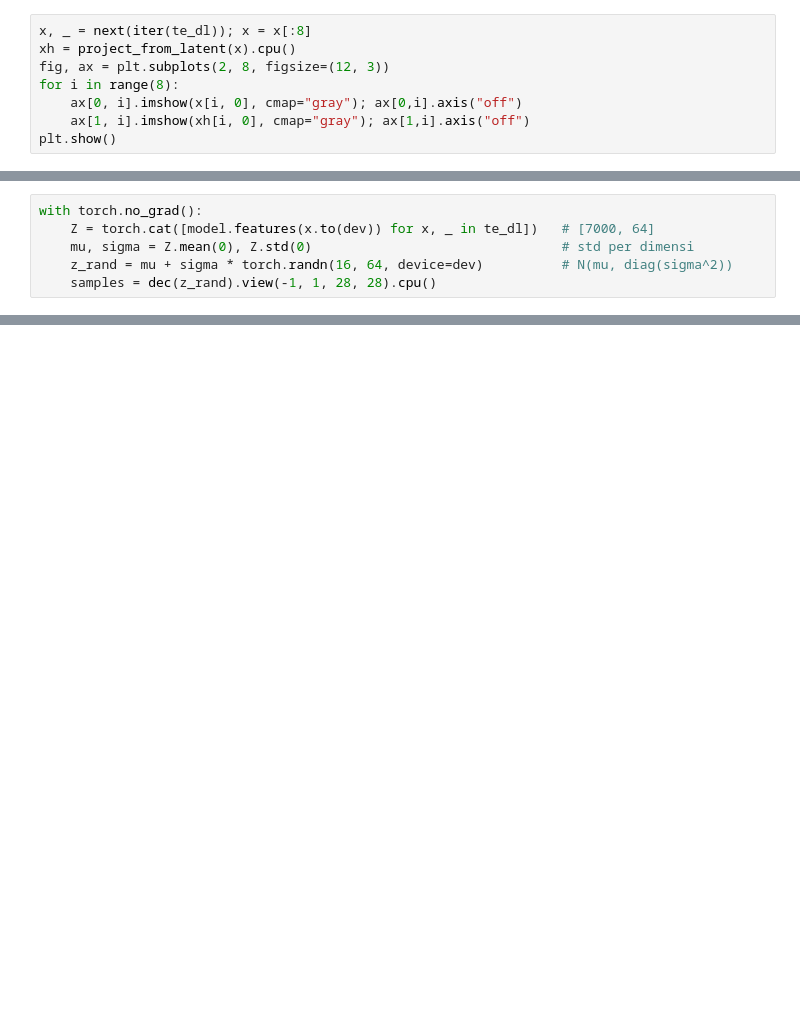
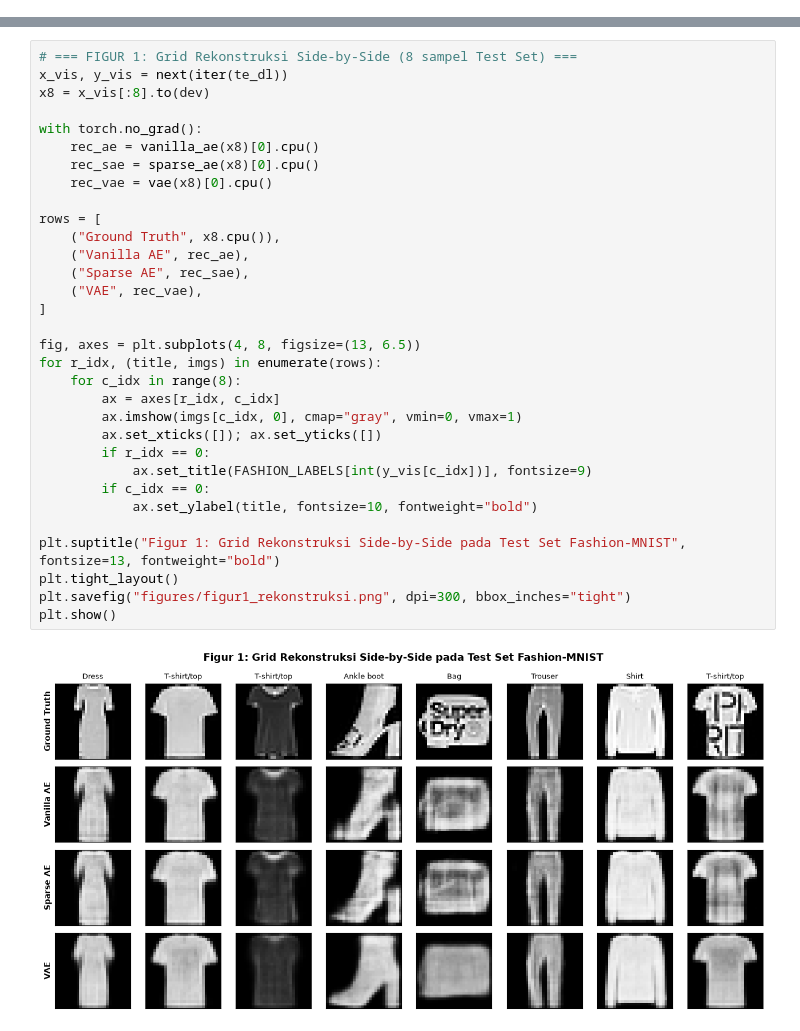
Before and after one commit to VincentAsP/DL-GANAssignment, a Jupyter notebook: model.ipynb, the cells around one changed output, grey strips where cells are left out. Cells and saved outputs as stored; diff of their text form; blank space fills up the shorter version.

```diff
--- a/model.ipynb
+++ b/model.ipynb
@@ -120,8 +71,0 @@ def project_from_latent(x):
-# %%
-x, _ = next(iter(te_dl)); x = x[:8]
-xh = project_from_latent(x).cpu()
-fig, ax = plt.subplots(2, 8, figsize=(12, 3))
-for i in range(8):
-    ax[0, i].imshow(x[i, 0], cmap="gray"); ax[0,i].axis("off")
-    ax[1, i].imshow(xh[i, 0], cmap="gray"); ax[1,i].axis("off")
-plt.show()
@@ -164,6 +71,0 @@ print(eval_recon(lambda x: dec(model.features(x)).view(-1, 1, 28, 28), te_dl))
-# %%
-with torch.no_grad():
-    Z = torch.cat([model.features(x.to(dev)) for x, _ in te_dl])   # [7000, 64]
-    mu, sigma = Z.mean(0), Z.std(0)                                # std per dimensi
-    z_rand = mu + sigma * torch.randn(16, 64, device=dev)          # N(mu, diag(sigma^2))
-    samples = dec(z_rand).view(-1, 1, 28, 28).cpu()
@@ -169,0 +638,34 @@ with torch.no_grad():
+# %%
+# === FIGUR 1: Grid Rekonstruksi Side-by-Side (8 sampel Test Set) ===
+x_vis, y_vis = next(iter(te_dl))
+x8 = x_vis[:8].to(dev)
+
+with torch.no_grad():
+    rec_ae = vanilla_ae(x8)[0].cpu()
+    rec_sae = sparse_ae(x8)[0].cpu()
+    rec_vae = vae(x8)[0].cpu()
+
+rows = [
+    ("Ground Truth", x8.cpu()),
+    ("Vanilla AE", rec_ae),
+    ("Sparse AE", rec_sae),
+    ("VAE", rec_vae),
+]
+
+fig, axes = plt.subplots(4, 8, figsize=(13, 6.5))
+for r_idx, (title, imgs) in enumerate(rows):
+    for c_idx in range(8):
+        ax = axes[r_idx, c_idx]
+        ax.imshow(imgs[c_idx, 0], cmap="gray", vmin=0, vmax=1)
+        ax.set_xticks([]); ax.set_yticks([])
+        if r_idx == 0:
+            ax.set_title(FASHION_LABELS[int(y_vis[c_idx])], fontsize=9)
+        if c_idx == 0:
+            ax.set_ylabel(title, fontsize=10, fontweight="bold")
+
+plt.suptitle("Figur 1: Grid Rekonstruksi Side-by-Side pada Test Set Fashion-MNIST", fontsize=13, fontweight="bold")
+plt.tight_layout()
+plt.savefig("figures/figur1_rekonstruksi.png", dpi=300, bbox_inches="tight")
+plt.show()
+# %% [output]
+[figure, added]
```
Also changed, not shown: parts of 22 cells of this notebook, 21 other files.
